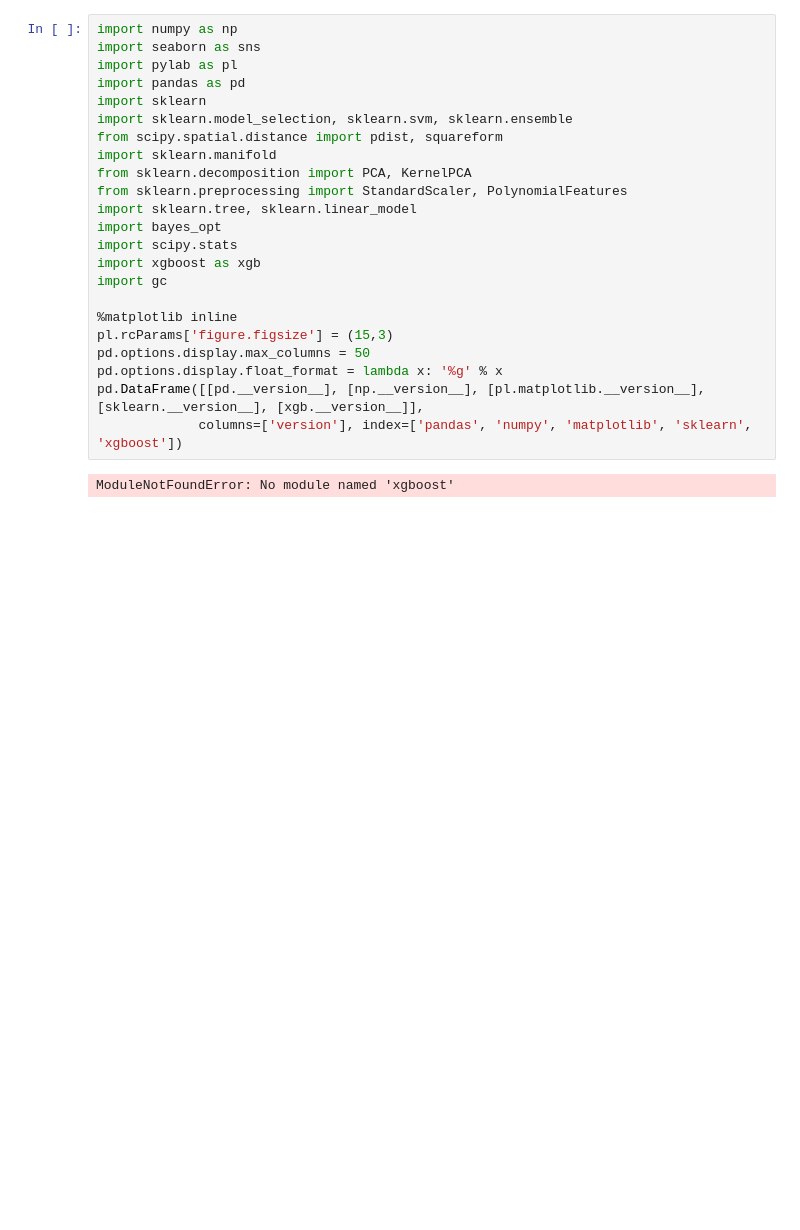
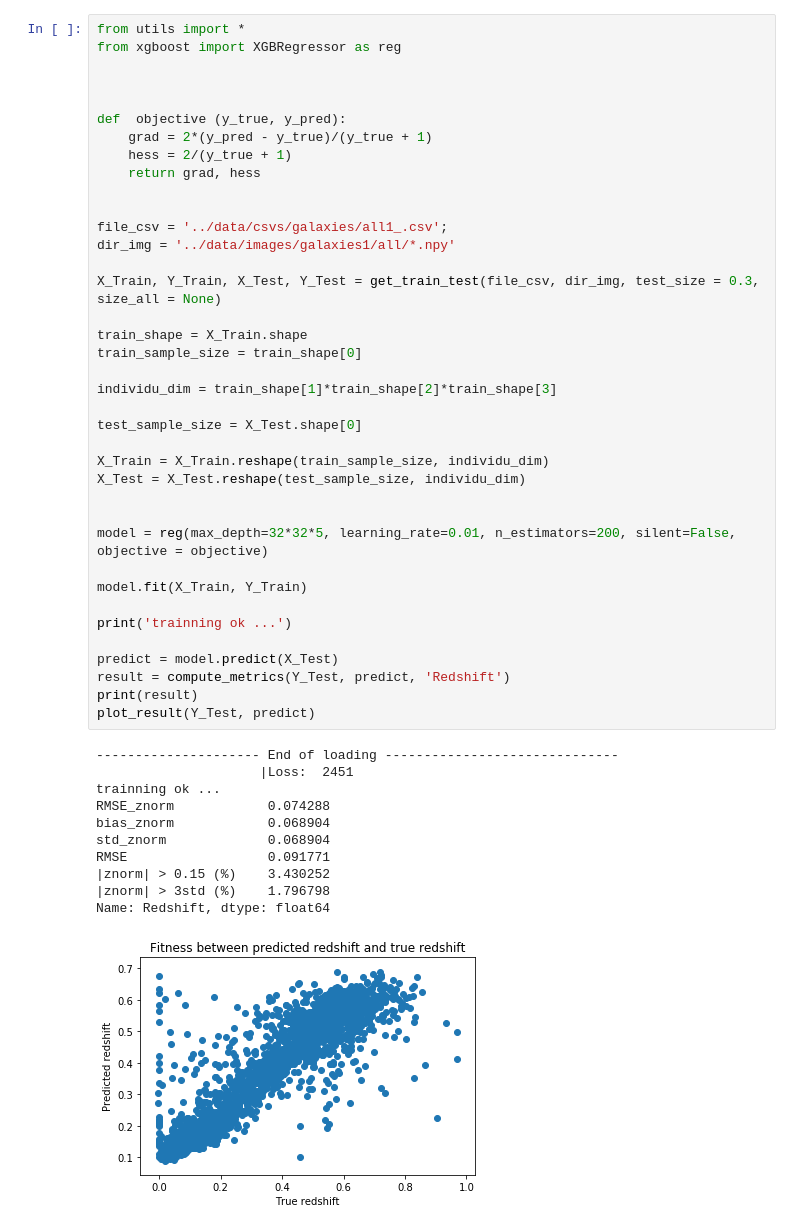
Before and after one commit to oussissa123/redshit_estimation, a Jupyter notebook: new/boostrap.ipynb, the cells around one changed output. Saved outputs shown, nothing was run; the diff lists cells and outputs as text; blank space fills up the shorter version.

```diff
--- a/new/boostrap.ipynb
+++ b/new/boostrap.ipynb
@@ -1,25 +1,50 @@
-# %%
-import numpy as np
-import seaborn as sns
-import pylab as pl
-import pandas as pd
-import sklearn
-import sklearn.model_selection, sklearn.svm, sklearn.ensemble
-from scipy.spatial.distance import pdist, squareform
-import sklearn.manifold
-from sklearn.decomposition import PCA, KernelPCA
-from sklearn.preprocessing import StandardScaler, PolynomialFeatures
-import sklearn.tree, sklearn.linear_model
-import bayes_opt
-import scipy.stats
-import xgboost as xgb
-import gc
-
-%matplotlib inline
-pl.rcParams['figure.figsize'] = (15,3)
-pd.options.display.max_columns = 50
-pd.options.display.float_format = lambda x: '%g' % x
-pd.DataFrame([[pd.__version__], [np.__version__], [pl.matplotlib.__version__], [sklearn.__version__], [xgb.__version__]],
-             columns=['version'], index=['pandas', 'numpy', 'matplotlib', 'sklearn', 'xgboost'])
-# %% [output]
-ModuleNotFoundError: No module named 'xgboost'
+# %%
+from utils import *
+from xgboost import XGBRegressor as reg
+
+
+
+def  objective (y_true, y_pred):
+    grad = 2*(y_pred - y_true)/(y_true + 1)
+    hess = 2/(y_true + 1)
+    return grad, hess
+
+
+file_csv = '../data/csvs/galaxies/all1_.csv';
+dir_img = '../data/images/galaxies1/all/*.npy'
+
+X_Train, Y_Train, X_Test, Y_Test = get_train_test(file_csv, dir_img, test_size = 0.3, size_all = None)
+
+train_shape = X_Train.shape
+train_sample_size = train_shape[0]
+
+individu_dim = train_shape[1]*train_shape[2]*train_shape[3]
+
+test_sample_size = X_Test.shape[0]
+
+X_Train = X_Train.reshape(train_sample_size, individu_dim)
+X_Test = X_Test.reshape(test_sample_size, individu_dim)
+
+
+model = reg(max_depth=32*32*5, learning_rate=0.01, n_estimators=200, silent=False, objective = objective)
+
+model.fit(X_Train, Y_Train)
+
+print('trainning ok ...')
+
+predict = model.predict(X_Test)
+result = compute_metrics(Y_Test, predict, 'Redshift')
+print(result)
+plot_result(Y_Test, predict)
+# %% [output]
+--------------------- End of loading ------------------------------
+                     |Loss:  2451
+trainning ok ...
+RMSE_znorm            0.074288
+bias_znorm            0.068904
+std_znorm             0.068904
+RMSE                  0.091771
+|znorm| > 0.15 (%)    3.430252
+|znorm| > 3std (%)    1.796798
+Name: Redshift, dtype: float64
+[figure, added]
```
Also changed, not shown: parts of 2 cells of this notebook, 7 other files.
